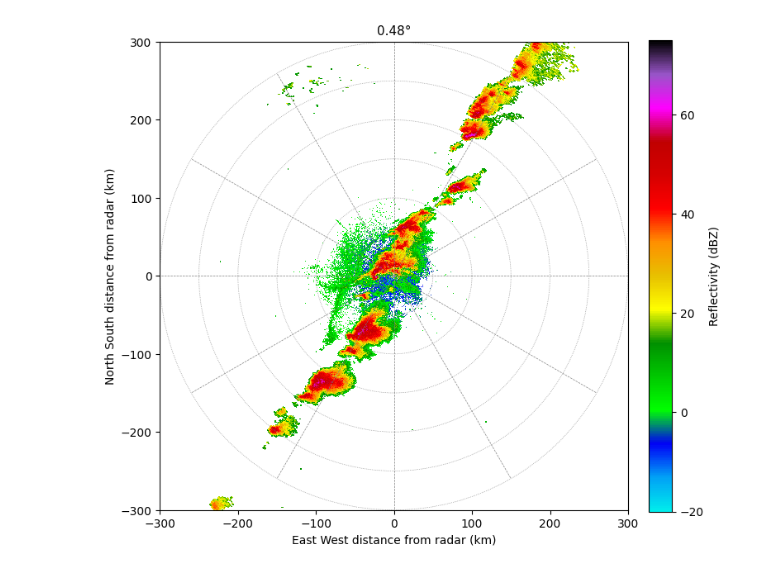
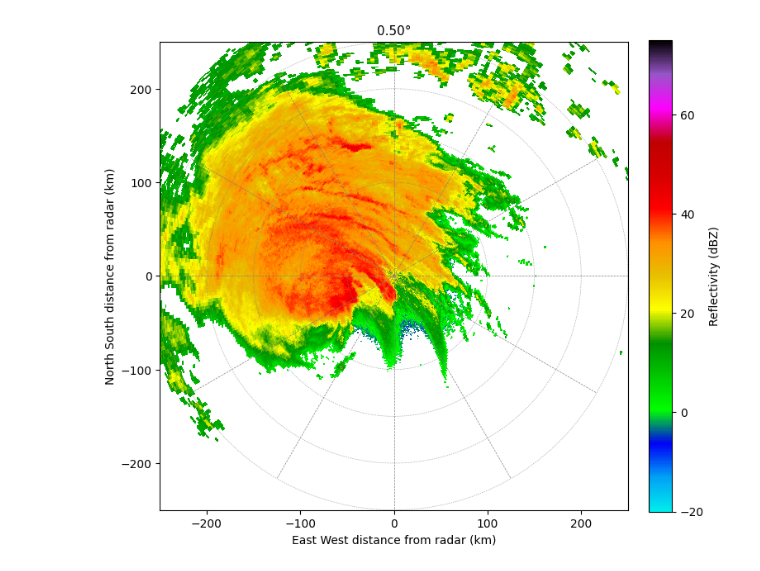
Before and after one commit to sebastiantorr/Clouds4Africa, a Jupyter notebook: content/grabnexradimage.ipynb, the cells around one changed output. Cells and saved outputs as stored; diff of their text form; code cells hidden in the pictures.

```diff
--- a/content/grabnexradimage.ipynb
+++ b/content/grabnexradimage.ipynb
@@ -31,7 +31,7 @@ import matplotlib.pyplot as plt
 fs = fsspec.filesystem("s3", anon=True)
 
 # Choose block
-block = 2
+block = 3
 
 match block:
     case 1:
@@ -43,12 +43,12 @@ match block:
         #folder = "unidata-nexrad-level2/2013/05/20/KINX/"
     case 3:
         # Block 3
-        folder = "unidata-nexrad-level2/2006/03/11/KNKX/"
+        folder = "unidata-nexrad-level2/2003/09/18/KAKQ/"
     case 4:
         # Block 4
         folder = "unidata-nexrad-level2/2006/03/11/KNKX/"
 
-# --- 2. (optional) browse the folder to pick a ~05 UTC volume ---
+# --- 2. (optional) browse the folder to pick a volume ---
 for f in fs.ls(folder):
     print(f.split("/")[-1])
 # %% [output]
@@ -80,7 +80,7 @@ match block:
         key = folder + "KTLX20130520_201643_V06.gz"
         #key = folder + "KINX20130520_201750_V06.gz"
     case 3:
-        key = folder + "KNKX20060311_222506.gz"
+        key = folder + "KAKQ20030918_234511.gz"
     case 4:
         key = folder + "KNKX20060311_222506.gz"
 
@@ -181,7 +104,7 @@ import numpy as np
 import matplotlib.pyplot as plt
 import pyart
 
-max_range = 300
+max_range = 250
 
 # reflectivity lives on sweep 0, velocity on sweep 1
 sweep = 0 if product == "reflectivity" else 1
@@ -195,31 +118,31 @@ if product == "reflectivity":
 else:
     disp.plot_ppi(product, sweep=sweep, vmin=-35, vmax=35,
                   cmap="NWSVel", colorbar_flag=False, ax=ax)
 
 disp.set_limits(xlim=(-max_range, max_range),
                 ylim=(-max_range, max_range), ax=ax)
 ax.set_aspect("equal")
 
 # range rings every 50 km, out to the displayed range
 rings = list(range(50, int(max_range) + 1, 50))
 disp.plot_range_rings(rings, col="gray", lw=0.5, ls="dotted")
 
 # azimuth spokes every 30°
 for az in range(0, 360, 30):
     theta = np.deg2rad(az)
     ax.plot([0, max_range * np.sin(theta)],
             [0, max_range * np.cos(theta)],
             color="gray", lw=0.5, ls="dashed")
 
 angle = radar.fixed_angle["data"][sweep]
 ax.set_title(f"{angle:.2f}°", fontsize=11)
 
 # color bar
 cbar = plt.colorbar(disp.plots[-1], ax=ax, fraction=0.046, pad=0.04)
 cbar.set_label("Reflectivity (dBZ)")
 
 # save figure
 plt.savefig("image.png", dpi=80, bbox_inches="tight")
 plt.show()
 # %% [output]
-[figure, old version]
+[figure, new version]
```
Also changed, not shown: parts of 6 cells of this notebook.
